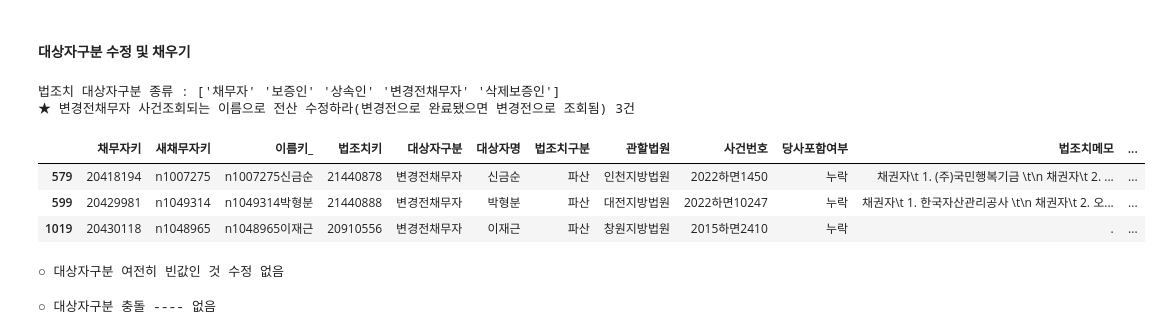
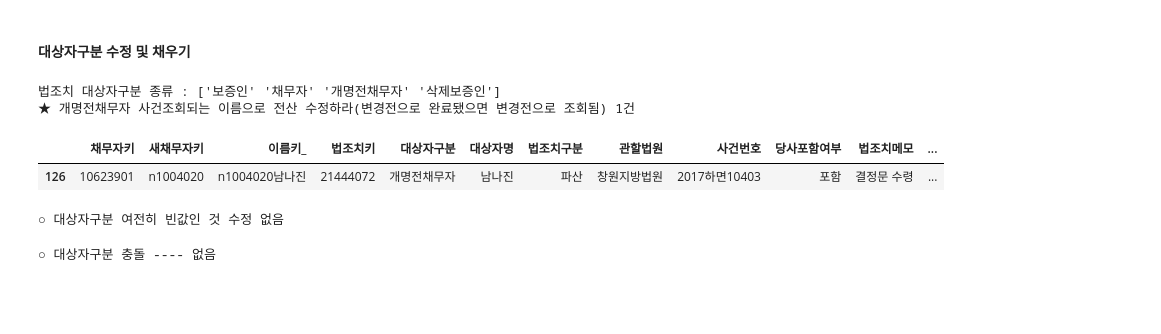
Before and after one commit to jbmyou/company_work, a Jupyter notebook: fileNaming/자산정리/2.전산_자산정리_파산.ipynb, the cells around one changed output. Saved outputs shown, nothing was run; the diff lists cells and outputs as text; code cells hidden in the pictures; blank space fills up the shorter version.

```diff
--- a/fileNaming/자산정리/2.전산_자산정리_파산.ipynb
+++ b/fileNaming/자산정리/2.전산_자산정리_파산.ipynb
@@ -37,8 +37,8 @@ def fill_groupwise(df:pd.DataFrame, column:str, group_cols: Optional[list[str]]
     return df
 # %%
 ##################################
-company = "솔림"      # 솔림 or 대성
-basedate = "250930"
+company = "대성"      # 솔림 or 대성
+basedate = "251031"
 ##################################
 기준일 = '20' + basedate[:2] +'-'+basedate[2:4]+'-'+basedate[4:6]
 기준일_dt = pd.to_datetime(기준일)
@@ -107,7 +107,7 @@ if True :
         # 변경전 채무자
     변경전debt = debt.query('변경전성명인!=""')
     변경전debt["이름키_"] = 변경전debt["새채무자키"] + 변경전debt["변경전성명인"].str.replace(r"(㈜|\(주\))","", regex=True)
-    변경전debt["이름키구분"] = "변경전채무자"
+    변경전debt["이름키구분"] = "개명전채무자"
         # 보증인
     grt["이름키_"] = grt["새채무자키"] + grt["보증인성명인"].str.replace(r"(㈜|\(주\))","", regex=True)
     grt["이름키구분"] = "보증인"
@@ -143,6 +143,10 @@ if True :
 
     # 사건번호 정규식
     파산사건정규식 = re.compile(r'(\d{4,4}[하단면합 ]+\d+)')
+# %%
+# 파산사건번호 개명전 이름키 직접등록 (법조치구분 dc 결과 필요한경우)
+new_row = pd.DataFrame([{"이름키_": "n1004020남나진", "이름키구분": "개명전채무자"}])
+전체이름키 = pd.concat([전체이름키, new_row], ignore_index=True)
 # %% [markdown]
 ### 법조치 파산사건 전처리
 # %% [markdown]
@@ -330,39 +336,41 @@ for 컬럼명, 충돌 in [
 # %% [markdown]
 #### 대상자구분 수정 및 채우기
 # %%
-# 법조치 대상자구분 종류 : 채무자, 보증인, 상속인, 삭제보증인, 변경전채무자
-# 이름키구분 종류 : 채무자, 보증인, 변경전채무자(이건 법조치 수정할 것)
-   # 변경전보증인을 사용하면 좋겠지만, 이름키로 매칭해야하므로 결국 매칭이 안 되게된다(이름키구분 na). 결국 변경전보증인은 의미가 없어 사용하지 않는다.
-   # 반면 채무자는 채무자키로 매칭하니까 변경전채무자라는 세분화된 구분값이 있어도 됨
+# 법조치 대상자구분 종류 : 채무자, 보증인, 상속인, 삭제보증인, 변경전
+#
+#
+#
+# 채무자
+# 이름키구분 종류 : 채무자, 보증인, 개명전채무자(이건 법조치 수정할 것)
+   # 개명전보증인을 사용하면 좋겠지만, 이름키로 매칭해야하므로 결국 매칭이 안 되게된다(이름키구분 na). 결국 개명전보증인은 의미가 없어 사용하지 않는다.
+   # 반면 채무자는 채무자키로 매칭하니까 개명전채무자라는 세분화된 구분값이 있어도 됨
 
 # 1) 대상자구분 빈값 -> 이름키구분
 법조치파산사건번호['대상자구분'].replace("", pd.NA, inplace=True)
 법조치파산사건번호['대상자구분'] = 법조치파산사건번호['대상자구분'].fillna(법조치파산사건번호["이름키구분"])
 
 # 2) 대상자구분 채무자, 이름키구분 보증인 -> 이름키구분
 cond = (법조치파산사건번호['대상자구분']=="채무자") & (법조치파산사건번호["이름키구분"]=="보증인")
 법조치파산사건번호.loc[cond, "대상자구분"] = "보증인"
 
 print('법조치 대상자구분 종류 :',법조치파산사건번호['대상자구분'].unique())
 
-# 변경전채무자 목록
+# 개명전채무자 목록
 ##########################################
 if company == "솔림" :
     확인완료법조치키 = ["21432006","20907145","20910524", "21440878","21440888", "20910556"]
 else :
-    확인완료법조치키 = []
+    확인완료법조치키 = ["1538108"]
 ##########################################
-functions.display_with_explain(법조치파산사건번호[(법조치파산사건번호['대상자구분']=="변경전채무자") & ~법조치파산사건번호["법조치키"].isin(확인완료법조치키)], '변경전채무자 사건조회되는 이름으로 전산 수정하라(변경전으로 완료됐으면 변경전으로 조회됨)')
+functions.display_with_explain(법조치파산사건번호[(법조치파산사건번호['대상자구분']=="개명전채무자") & ~법조치파산사건번호["법조치키"].isin(확인완료법조치키)], '개명전채무자 사건조회되는 이름으로 전산 수정하라(변경전으로 완료됐으면 변경전으로 조회됨)')
 
 대상자구분빈값ind = 법조치파산사건번호[법조치파산사건번호.대상자구분.isna()].index
 functions.display_with_explain(법조치파산사건번호.loc[대상자구분빈값ind], '대상자구분 여전히 빈값인 것 수정')
 # %% [output]
-법조치 대상자구분 종류 : ['채무자' '보증인' '상속인' '변경전채무자' '삭제보증인']
-★ 변경전채무자 사건조회되는 이름으로 전산 수정하라(변경전으로 완료됐으면 변경전으로 조회됨) 3건
+법조치 대상자구분 종류 : ['보증인' '채무자' '개명전채무자' '삭제보증인']
+★ 개명전채무자 사건조회되는 이름으로 전산 수정하라(변경전으로 완료됐으면 변경전으로 조회됨) 1건
 |  | 채무자키 | 새채무자키 | 이름키_ | 법조치키 | 대상자구분 | 대상자명 | 법조치구분 | 관할법원 | 사건번호 | 당사포함여부 | 법조치메모 | ... |
-| 579 | 20418194 | n1007275 | n1007275신금순 | 21440878 | 변경전채무자 | 신금순 | 파산 | 인천지방법원 | 2022하면1450 | 누락 | 채권자\t 1. (주)국민행복기금 \t\n 채권자\t 2. ... | ... |
-| 599 | 20429981 | n1049314 | n1049314박형분 | 21440888 | 변경전채무자 | 박형분 | 파산 | 대전지방법원 | 2022하면10247 | 누락 | 채권자\t 1. 한국자산관리공사 \t\n 채권자\t 2. 오... | ... |
-| 1019 | 20430118 | n1048965 | n1048965이재근 | 20910556 | 변경전채무자 | 이재근 | 파산 | 창원지방법원 | 2015하면2410 | 누락 | . | ... |
+| 126 | 10623901 | n1004020 | n1004020남나진 | 21444072 | 개명전채무자 | 남나진 | 파산 | 창원지방법원 | 2017하면10403 | 포함 | 결정문 수령 | ... |
 ○ 대상자구분 여전히 빈값인 것 수정 없음
 # %%
 # # 대상자구분 빈값 수정
```
Also changed, not shown: parts of 16 cells of this notebook, 19 other files.
